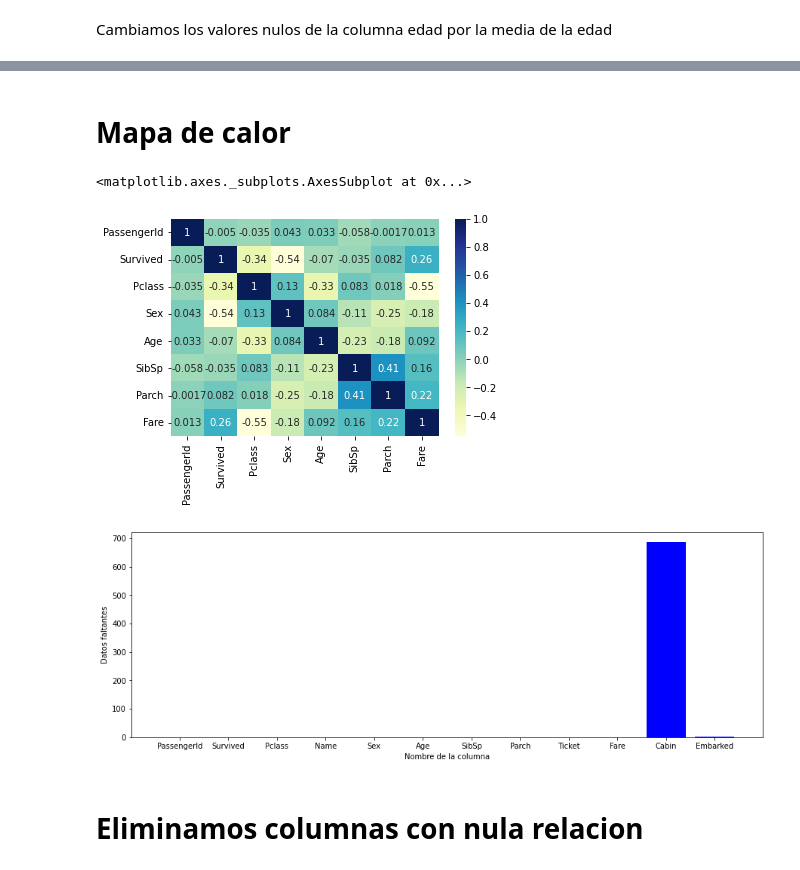
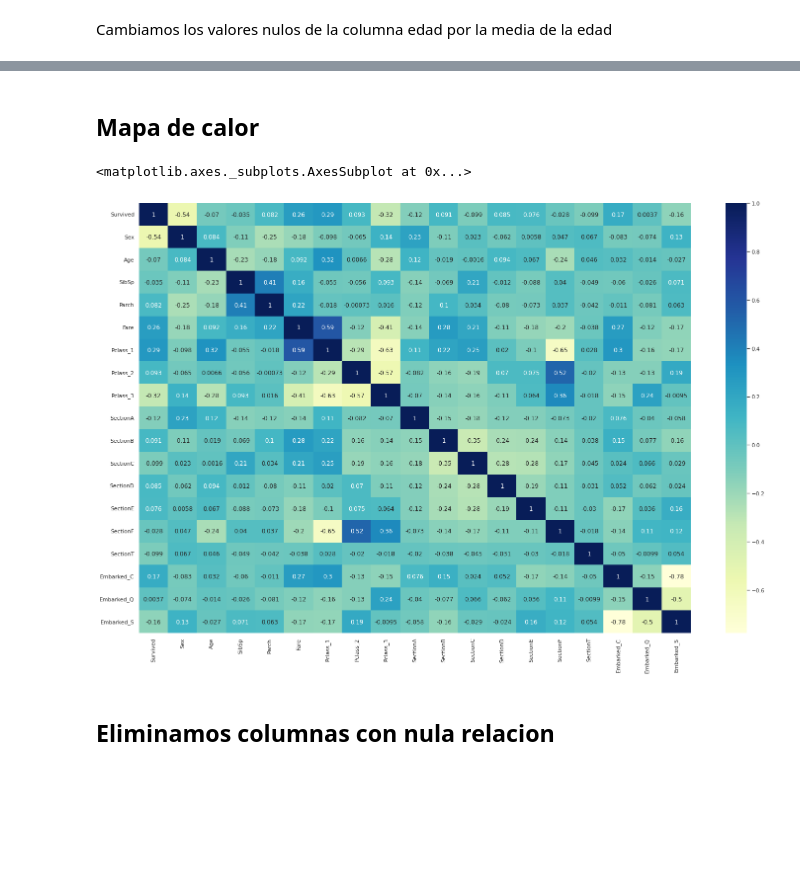
Before and after one commit to tdm09/assignment01-CristoferBecerraSanchez, a Jupyter notebook: Titanic.ipynb, the cells around one changed output, grey strips where cells are left out. Drawn from its saved outputs; the diff is of its cells as text; code cells hidden in the pictures; blank space fills up the shorter version.

```diff
--- a/Titanic.ipynb
+++ b/Titanic.ipynb
@@ -91,0 +109,4 @@ df.Sex = df.Sex.map({"male":1, "female":0})
+# %%
+df = pd.get_dummies(df, columns = ["Pclass"])
+df = df.drop(columns = ["PassengerId", "Name", "Ticket"])
+df.head()
@@ -91,0 +188,2 @@ df.Sex = df.Sex.map({"male":1, "female":0})
+# %%
+df = pd.get_dummies(df, columns = ["Embarked"])
@@ -108,7 +230,8 @@ dtype: int64
 # %% [markdown]
-# **Mapa de calor**
+## **Mapa de calor**
 # %%
+sn.set(rc = {'figure.figsize':(25,16)})
 sn.heatmap(df.corr(), annot=True, cmap= 'YlGnBu')
 # %% [output]
 <matplotlib.axes._subplots.AxesSubplot at 0x...>
-[figure, old version]
+[figure, new version]
@@ -118,11 +238,3 @@ bardata = df.isnull().sum()
-# %%
-plt.figure(figsize=(15,5))
-plt.bar(columns, bardata, color = "blue")
-plt.xlabel('Nombre de la columna')
-plt.ylabel('Datos faltantes')
-plt.show()
-# %% [output]
-[figure, removed]
 # %% [markdown]
-# **Eliminamos columnas con nula relacion**
+## **Eliminamos columnas con nula relacion**
 # %%
```
Also changed, not shown: parts of 71 cells of this notebook.
